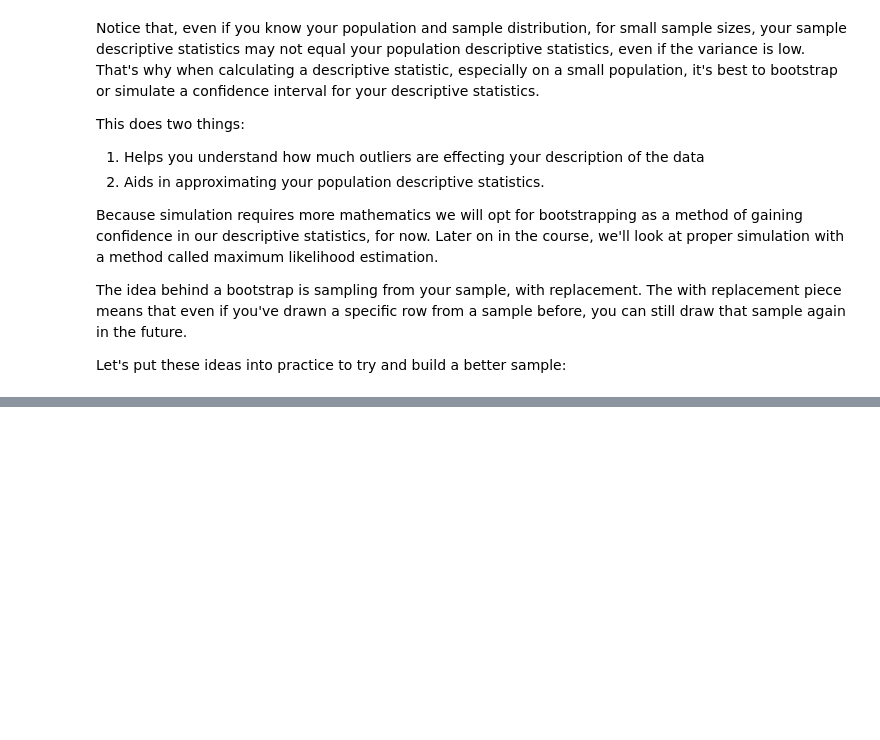
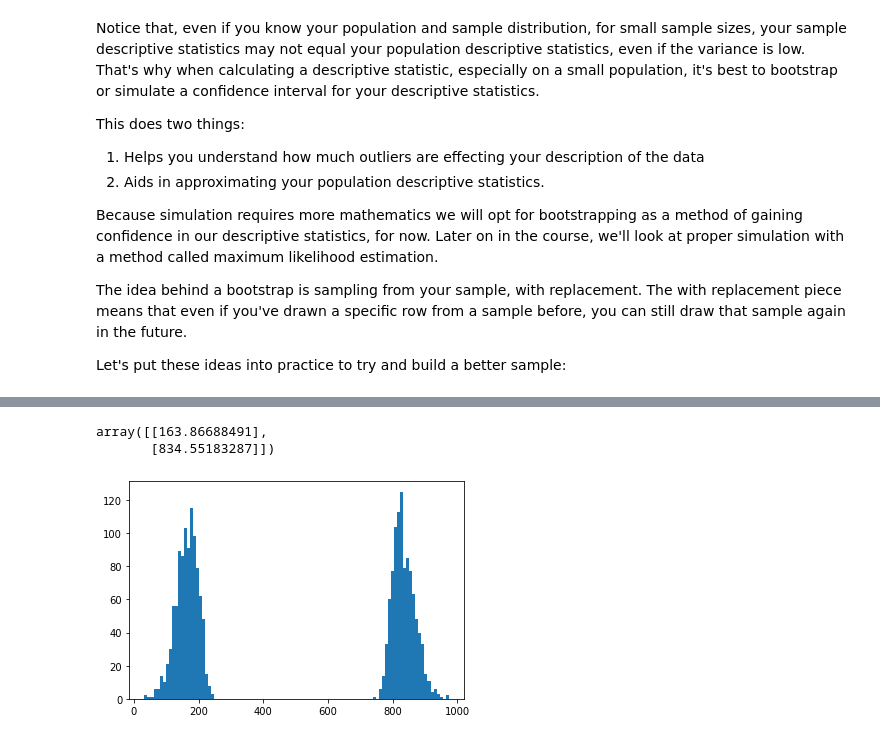
Before and after one commit to EricSchles/johns_hopkins_data_wrangling_and_machine_learning, a Jupyter notebook: descriptive_analysis.ipynb, the cells around one changed output, grey strips where cells are left out. Saved outputs shown, nothing was run; the diff lists cells and outputs as text; code cells hidden in the pictures; blank space fills up the shorter version.

```diff
--- a/descriptive_analysis.ipynb
+++ b/descriptive_analysis.ipynb
@@ -165,0 +213,23 @@ As you can see, even though in this case we start with 100 samples, our sampler
+# %%
+from sklearn.cluster import KMeans
+from scipy.stats import skewnorm
+
+arr1 = skewnorm.rvs(-2, loc=200, scale=50, size=1000)
+arr2 = skewnorm.rvs(2, loc=800, scale=50, size=1000)
+multi_center_dist = np.concatenate([arr1, arr2])
+
+means = KMeans(n_clusters=2,
+               random_state=0,
+               max_iter=1000,
+               n_init=100,
+               tol=0.00001,
+               algorithm="lloyd").fit(multi_center_dist.reshape(-1, 1))
+means.cluster_centers_
+# %% [output]
+array([[163.86688491],
+       [834.55183287]])
+# %%
+plt.hist(multi_center_dist, bins=100)
+plt.show()
+# %% [output]
+[figure, added]
```
Also changed, not shown: parts of 13 cells of this notebook.
